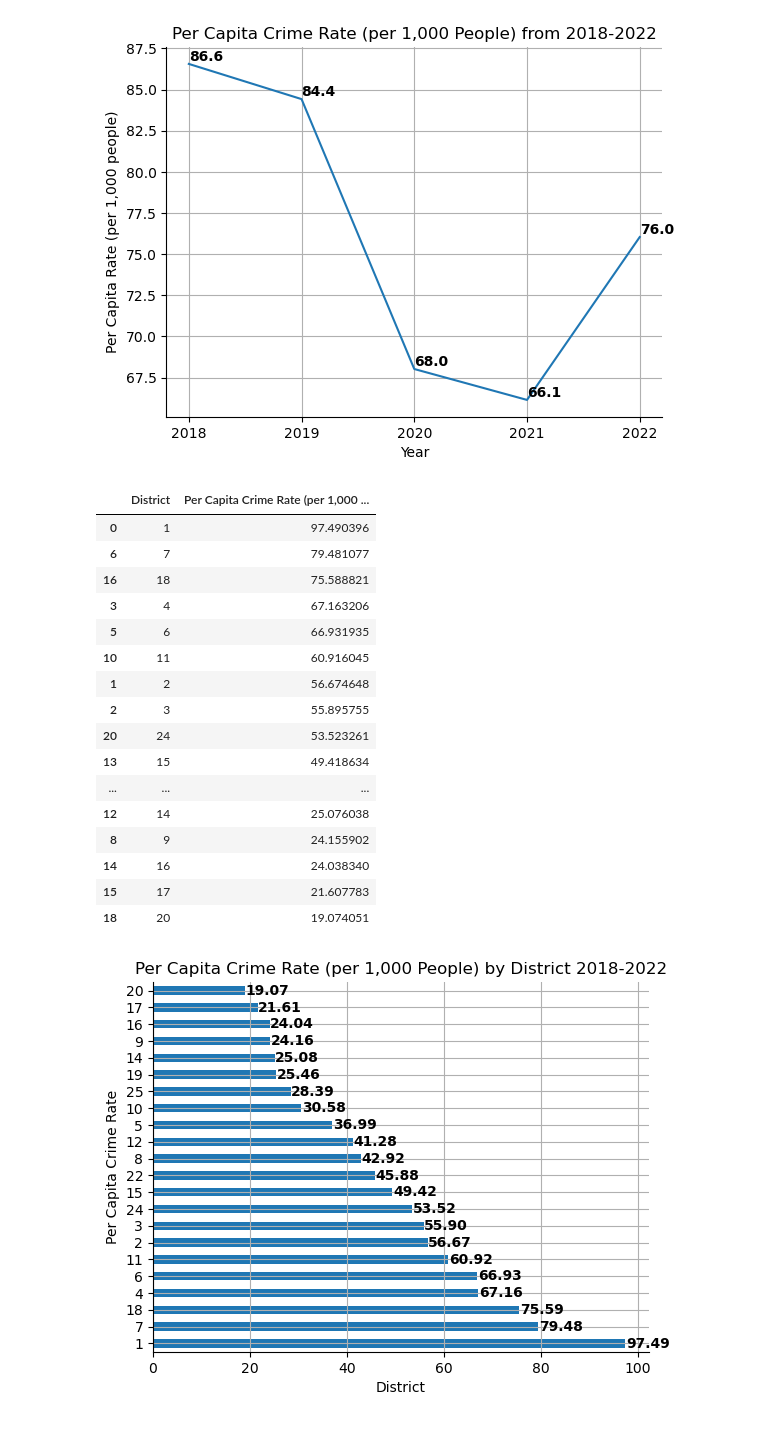
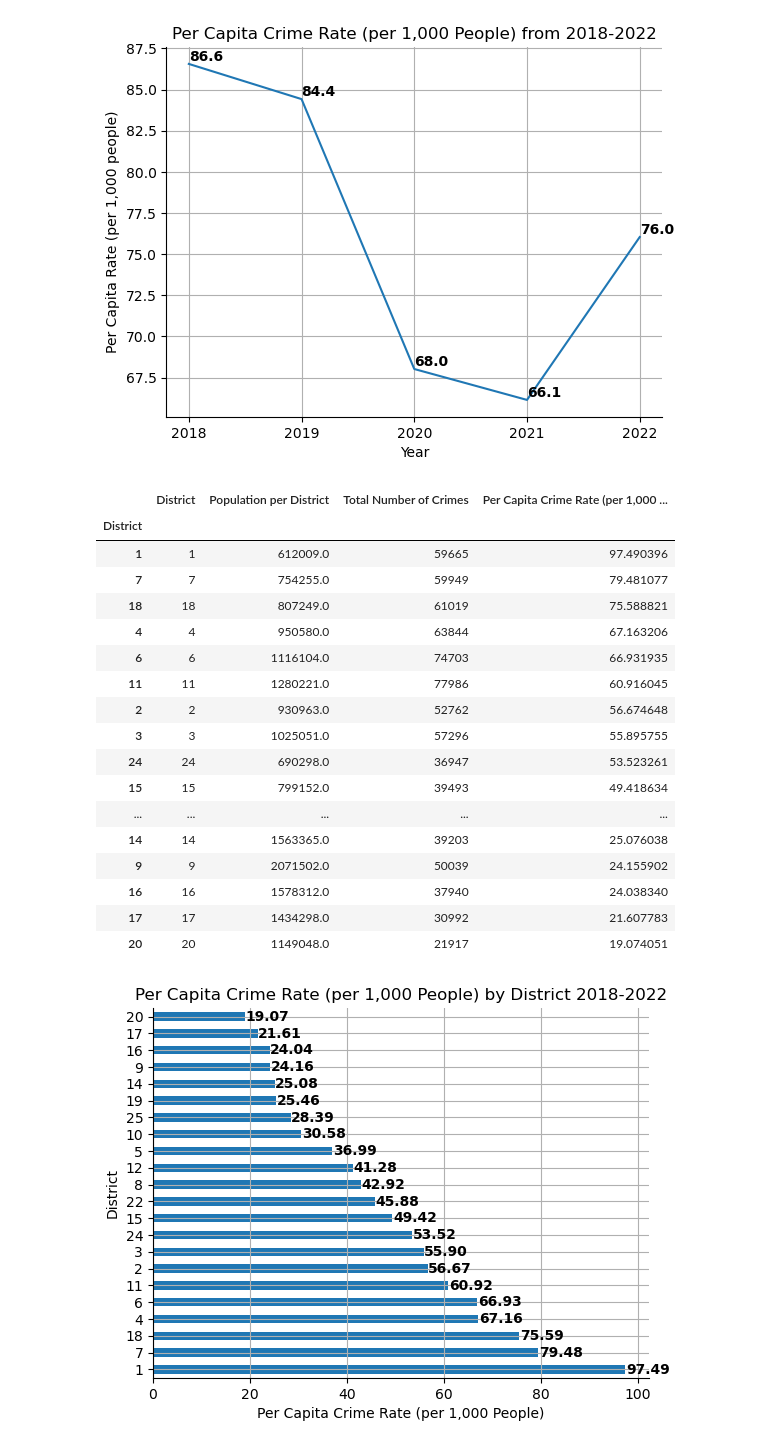
Before and after one commit to jmpealy/project1, a Jupyter notebook: Population_Analysis_Only.ipynb, the cells around one changed output. Saved outputs shown, nothing was run; the diff lists cells and outputs as text; code cells hidden in the pictures.

```diff
--- a/Population_Analysis_Only.ipynb
+++ b/Population_Analysis_Only.ipynb
@@ -330,52 +334,54 @@ cnt_per_district
 per_cap_crime_cnt_1000 = cnt_per_district/pop_per_district*1000
 
 # Put in a data frame for ease of use
-district_per_capita_1000 = pd.DataFrame({"District" : per_cap_crime_cnt_1000.index, "Per Capita Crime Rate (per 1,000 People)" : per_cap_crime_cnt_1000.values})
-district_per_capita_1000.sort_values(by = "Per Capita Crime Rate (per 1,000 People)", ascending = False, inplace=True)
+district_per_capita_1000 = pd.DataFrame({"District" : per_cap_crime_cnt_1000.index, "Population per District" : pop_per_district,
+                                         "Total Number of Crimes" : cnt_per_district, "Per Capita Crime Rate (per 1,000 People) per District" : per_cap_crime_cnt_1000.values})
+district_per_capita_1000.sort_values(by = "Per Capita Crime Rate (per 1,000 People) per District", ascending = False, inplace=True)
 district_per_capita_1000
 # %% [output]
-|  | District | Per Capita Crime Rate (per 1,000 ... |
-| 0 | 1 | 97.490396 |
-| 6 | 7 | 79.481077 |
-| 16 | 18 | 75.588821 |
-| 3 | 4 | 67.163206 |
-| 5 | 6 | 66.931935 |
-| 10 | 11 | 60.916045 |
-| 1 | 2 | 56.674648 |
-| 2 | 3 | 55.895755 |
-| 20 | 24 | 53.523261 |
-| 13 | 15 | 49.418634 |
-| ... | ... | ... |
-| 12 | 14 | 25.076038 |
-| 8 | 9 | 24.155902 |
-| 14 | 16 | 24.038340 |
-| 15 | 17 | 21.607783 |
-| 18 | 20 | 19.074051 |
+|  | District | Population per District | Total Number of Crimes | Per Capita Crime Rate (per 1,000 ... |
+| District |  |  |  |  |
+| 1 | 1 | 612009.0 | 59665 | 97.490396 |
+| 7 | 7 | 754255.0 | 59949 | 79.481077 |
+| 18 | 18 | 807249.0 | 61019 | 75.588821 |
+| 4 | 4 | 950580.0 | 63844 | 67.163206 |
+| 6 | 6 | 1116104.0 | 74703 | 66.931935 |
+| 11 | 11 | 1280221.0 | 77986 | 60.916045 |
+| 2 | 2 | 930963.0 | 52762 | 56.674648 |
+| 3 | 3 | 1025051.0 | 57296 | 55.895755 |
+| 24 | 24 | 690298.0 | 36947 | 53.523261 |
+| 15 | 15 | 799152.0 | 39493 | 49.418634 |
+| ... | ... | ... | ... | ... |
+| 14 | 14 | 1563365.0 | 39203 | 25.076038 |
+| 9 | 9 | 2071502.0 | 50039 | 24.155902 |
+| 16 | 16 | 1578312.0 | 37940 | 24.038340 |
+| 17 | 17 | 1434298.0 | 30992 | 21.607783 |
+| 20 | 20 | 1149048.0 | 21917 | 19.074051 |
 # %%
 # Graph the results of district crime rate per 1,000 residents
-ax = district_per_capita_1000.plot.barh(x = "District", y = "Per Capita Crime Rate (per 1,000 People)", legend = False)
+ax = district_per_capita_1000.plot.barh(x = "District", y = "Per Capita Crime Rate (per 1,000 People) per District", legend = False)
 
 # Set labels and title
-plt.xlabel("District")
-plt.ylabel("Per Capita Crime Rate")
+plt.xlabel("Per Capita Crime Rate (per 1,000 People)")
+plt.ylabel("District")
 plt.title("Per Capita Crime Rate (per 1,000 People) by District 2018-2022")
 
 # Add per capita crime rate values to each bar
-for i, v in enumerate(district_per_capita_1000["Per Capita Crime Rate (per 1,000 People)"]):
+for i, v in enumerate(district_per_capita_1000["Per Capita Crime Rate (per 1,000 People) per District"]):
     ax.text(v + 0.1, i, f"{v:.2f}", color = "black", ha = "left", va = "center", weight = "bold")
 
 # Remove the top and right borders
 ax = plt.gca()
 ax.spines['top'].set_visible(False)
 ax.spines['right'].set_visible(False)
 
 # Add a grid
 plt.grid(True)
 
 # Save figure
 plt.savefig("Images/PerCapitaCrimeRatebyDistrictPer1000People.png")
 
 # Display the plot
 plt.show()
 # %% [output]
-[figure, old version]
+[figure, new version]
```
Also changed, not shown: parts of 13 cells of this notebook.
